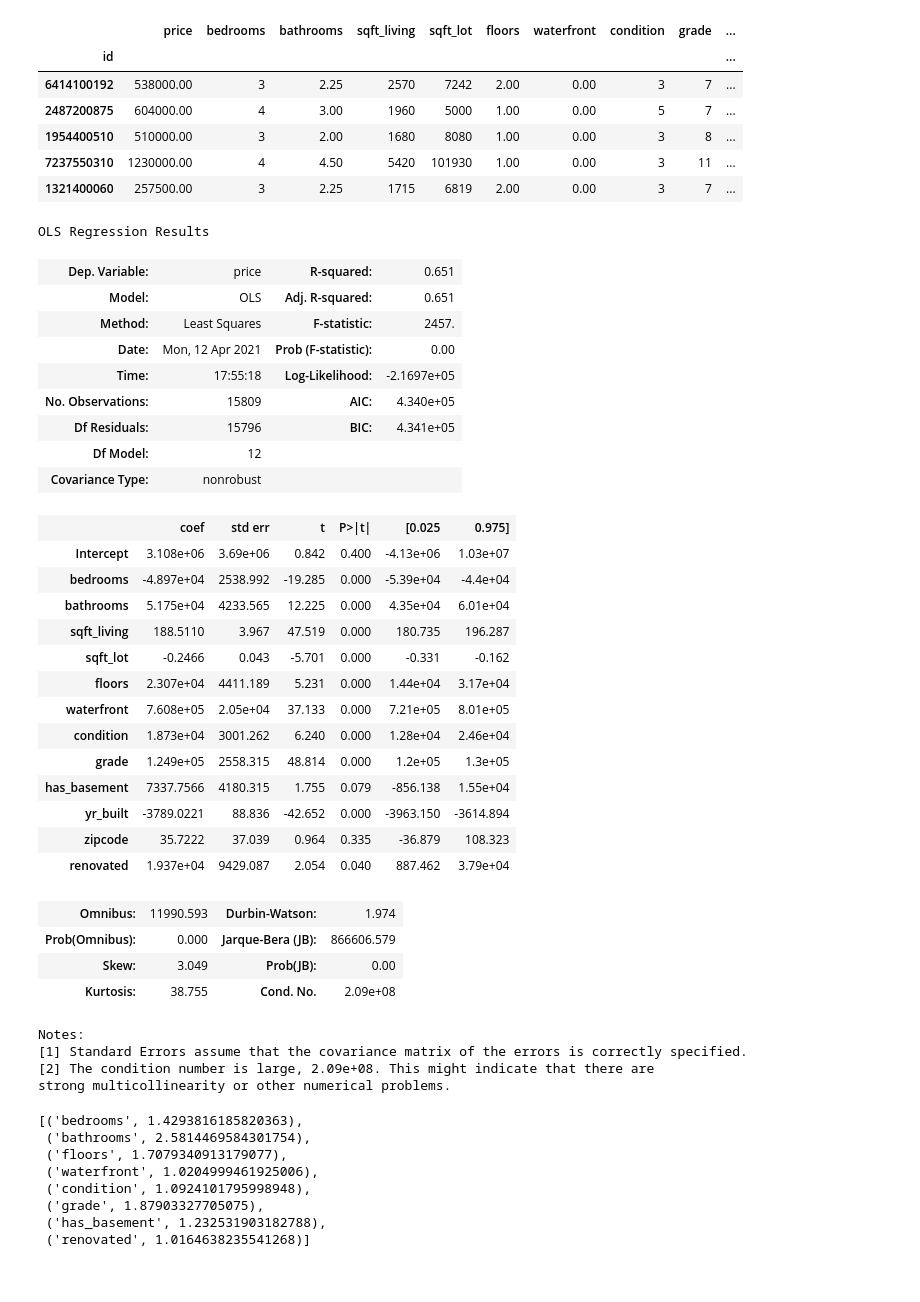
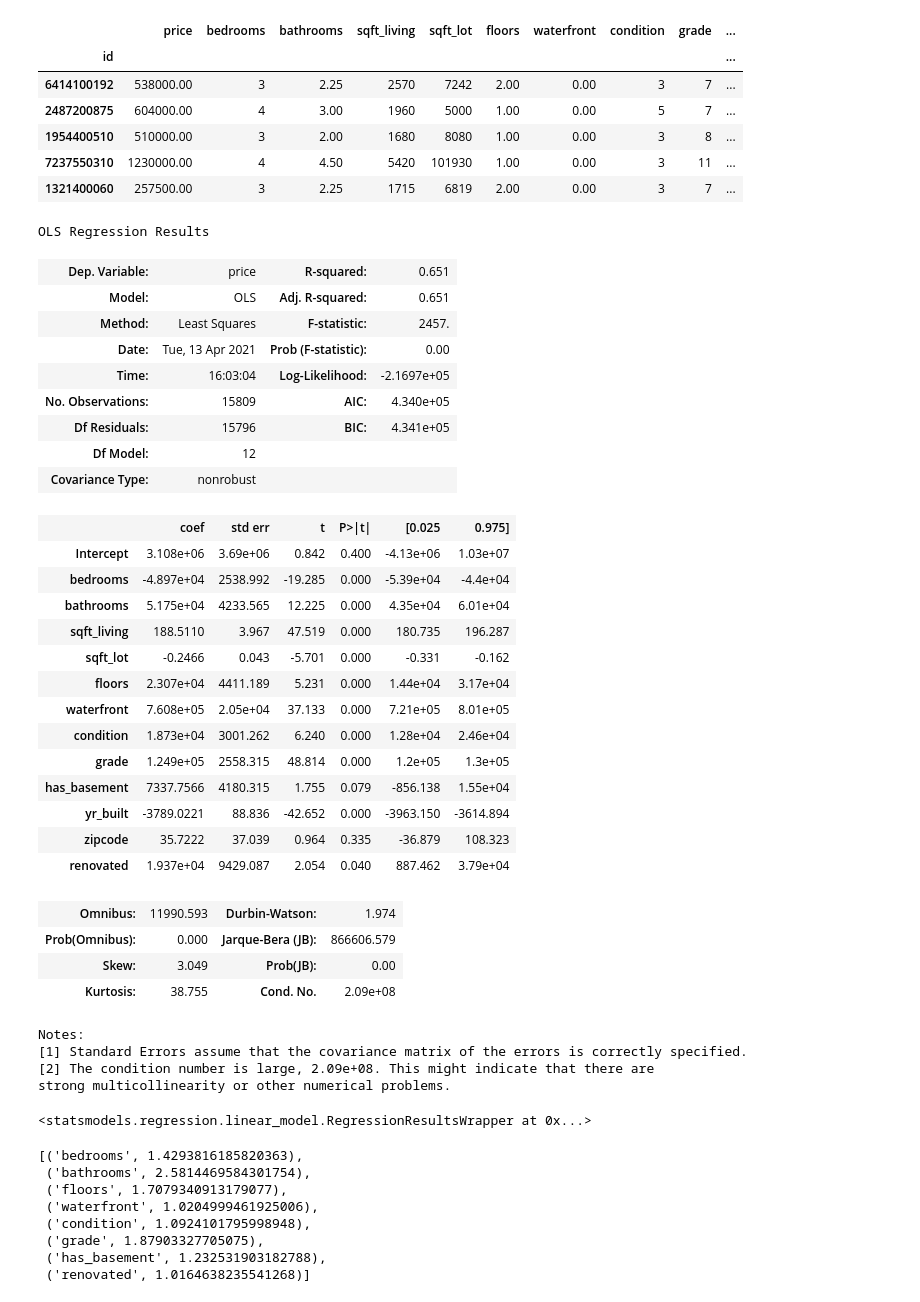
Before and after one commit to Drymander/dsc-phase-2-project, a Jupyter notebook: index_OSEMN_plus_mvp.ipynb, the cells around one changed output. Drawn from its saved outputs; the diff is of its cells as text; code cells hidden in the pictures.

```diff
--- a/index_OSEMN_plus_mvp.ipynb
+++ b/index_OSEMN_plus_mvp.ipynb
@@ -1231,23 +1233,24 @@ import statsmodels.formula.api as smf
 
 from scipy import stats
 # %%
-def model(df_name):
+def make_model(df_name):
 
     features = ' + '.join(df_name.drop('price',axis=1).columns)
 
     f  = "price~"+features
 
     model = smf.ols(f, df_name).fit()
-    return model.summary()
+    display(model.summary())
+    return model
 
 model(df)
 # %% [output]
 OLS Regression Results
 | Dep. Variable: | price | R-squared: | 0.651 |
 | Model: | OLS | Adj. R-squared: | 0.651 |
 | Method: | Least Squares | F-statistic: | 2457. |
-| Date: | Mon, 12 Apr 2021 | Prob (F-statistic): | 0.00 |
-| Time: | 17:55:18 | Log-Likelihood: | -2.1697e+05 |
+| Date: | Tue, 13 Apr 2021 | Prob (F-statistic): | 0.00 |
+| Time: | 16:03:04 | Log-Likelihood: | -2.1697e+05 |
 | No. Observations: | 15809 | AIC: | 4.340e+05 |
 | Df Residuals: | 15796 | BIC: | 4.341e+05 |
 | Df Model: | 12 |  |  |
@@ -1274,6 +1277,7 @@ Notes:
 [1] Standard Errors assume that the covariance matrix of the errors is correctly specified.
 [2] The condition number is large, 2.09e+08. This might indicate that there are
 strong multicollinearity or other numerical problems.
+<statsmodels.regression.linear_model.RegressionResultsWrapper at 0x...>
 # %%
 from statsmodels.stats.outliers_influence import variance_inflation_factor
 
```
Also changed, not shown: parts of 13 cells of this notebook.
